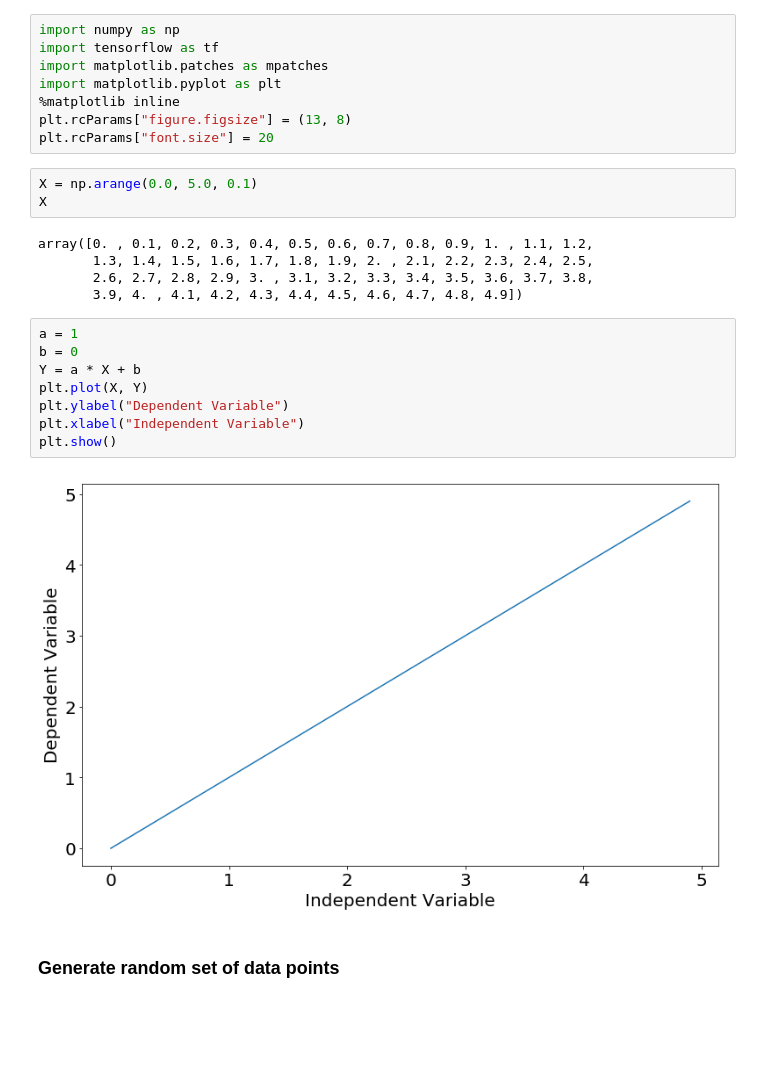
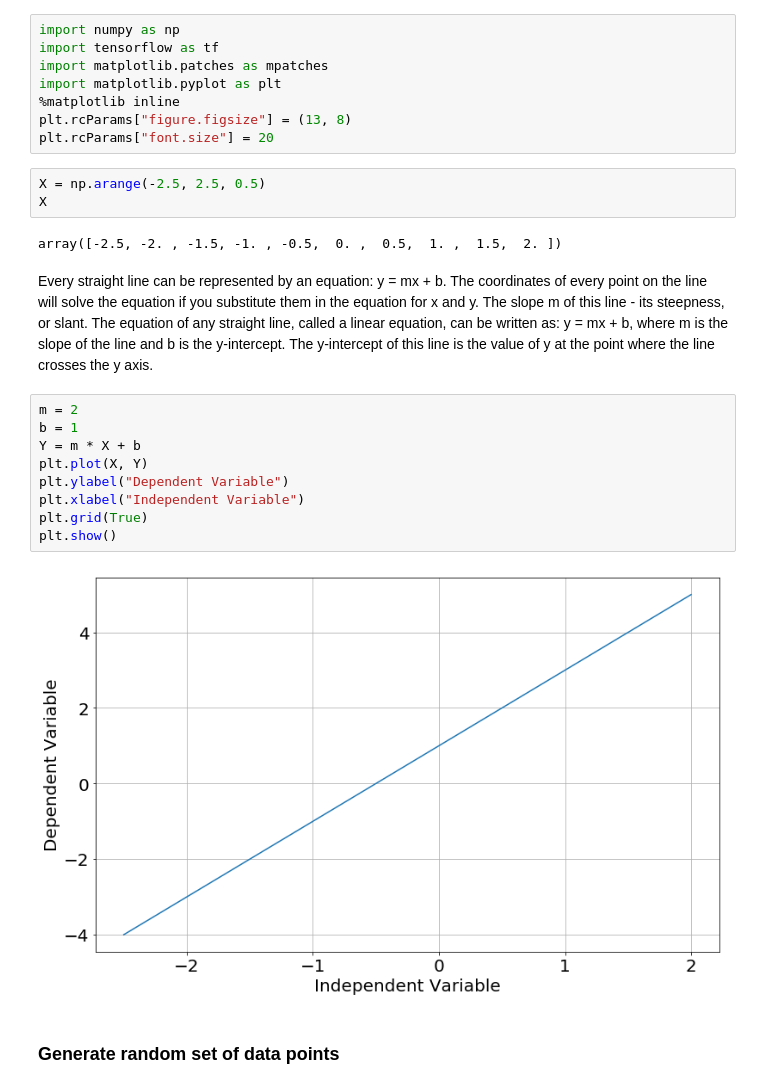
Before and after one commit to kplachkov/Deep-Learning, a Jupyter notebook: Linear Regression/LinearRegression.ipynb, the cells around one changed output. Saved outputs shown, nothing was run; the diff lists cells and outputs as text; blank space fills up the shorter version.

Commit message:
Graph the regression line.

```diff
--- a/Linear Regression/LinearRegression.ipynb
+++ b/Linear Regression/LinearRegression.ipynb
@@ -9,23 +9,26 @@ import matplotlib.pyplot as plt
 plt.rcParams["figure.figsize"] = (13, 8)
 plt.rcParams["font.size"] = 20
 # %%
-X = np.arange(0.0, 5.0, 0.1)
+X = np.arange(-2.5, 2.5, 0.5)
 X
 # %% [output]
-array([0. , 0.1, 0.2, 0.3, 0.4, 0.5, 0.6, 0.7, 0.8, 0.9, 1. , 1.1, 1.2,
-       1.3, 1.4, 1.5, 1.6, 1.7, 1.8, 1.9, 2. , 2.1, 2.2, 2.3, 2.4, 2.5,
-       2.6, 2.7, 2.8, 2.9, 3. , 3.1, 3.2, 3.3, 3.4, 3.5, 3.6, 3.7, 3.8,
-       3.9, 4. , 4.1, 4.2, 4.3, 4.4, 4.5, 4.6, 4.7, 4.8, 4.9])
+array([-2.5, -2. , -1.5, -1. , -0.5,  0. ,  0.5,  1. ,  1.5,  2. ])
+# %% [markdown]
+Every straight line can be represented by an equation: y = mx + b. The coordinates of every point on the line will solve the equation if you substitute them in the equation for x and y.
+The slope m of this line - its steepness, or slant.
+The equation of any straight line, called a linear equation, can be written as: y = mx + b, where m is the slope of the line and b is the y-intercept.
+The y-intercept of this line is the value of y at the point where the line crosses the y axis.
 # %%
-a = 1
-b = 0
-Y = a * X + b
+m = 2
+b = 1
+Y = m * X + b
 plt.plot(X, Y)
 plt.ylabel("Dependent Variable")
 plt.xlabel("Independent Variable")
+plt.grid(True)
 plt.show()
 # %% [output]
-[figure, old version]
+[figure, new version]
 # %% [markdown]
 ### Generate random set of data points
 # %%
```
Also changed, not shown: parts of 11 cells of this notebook.
